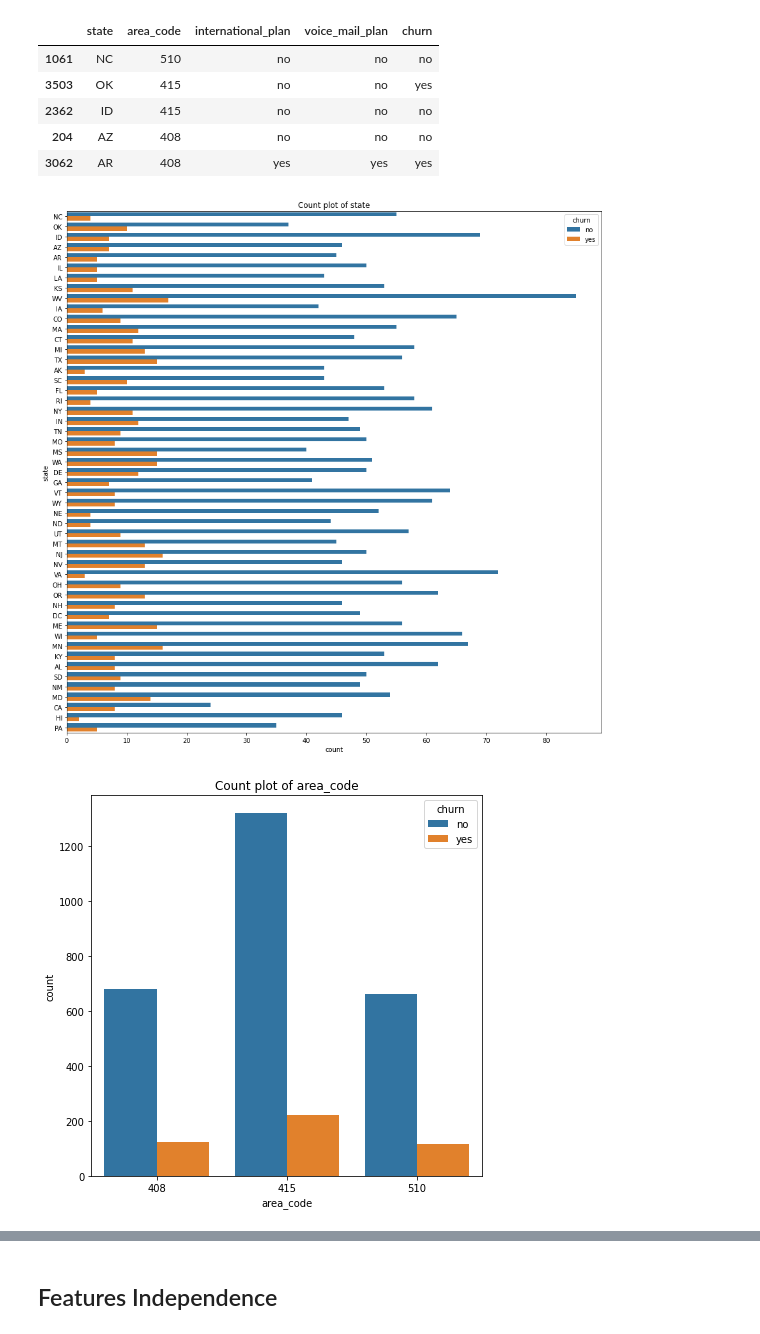
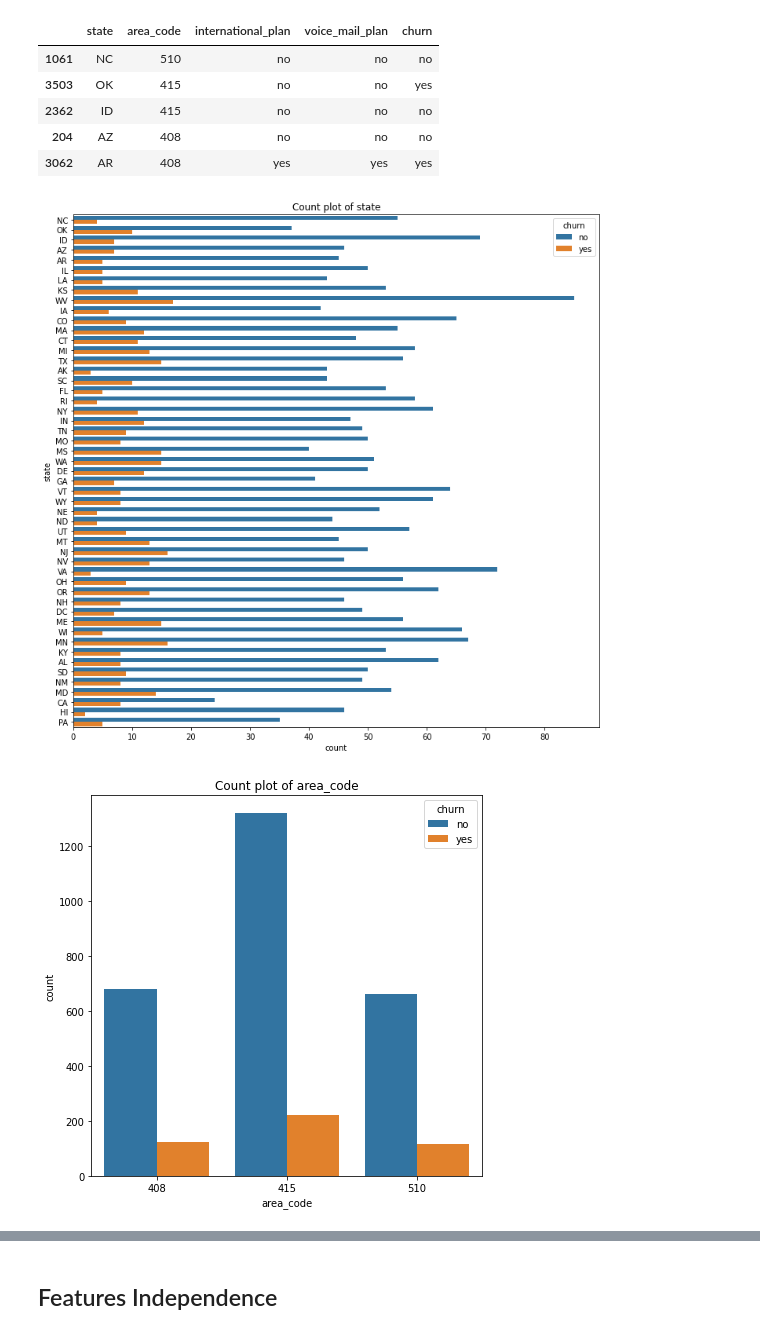
Before and after one commit to KerolosMelad/Customer-Churn-Prediction, a Jupyter notebook: Data Analysis and Preprocessing.ipynb, the cells around one changed output, grey strips where cells are left out. Saved outputs shown, nothing was run; the diff lists cells and outputs as text; code cells hidden in the pictures.

```diff
--- a/Data Analysis and Preprocessing.ipynb
+++ b/Data Analysis and Preprocessing.ipynb
@@ -298,10 +299,11 @@ def get_outliers_indicies(df , col , verbose = True):
         indicies_to_remove = []
         if col == 'minutes' or col =='charge' or col == 'calls' :
             indicies_to_remove=get_outliers(df , 'total_night_'+col , verbose)
-            day_minutes_outliers=get_outliers(df , 'total_day_'+col , verbose)
-            indicies_to_remove = np.union1d(day_minutes_outliers , indicies_to_remove)
-            eve_minutes_outliers=get_outliers(df , 'total_eve_'+col ,verbose)
-            indicies_to_remove = np.union1d(eve_minutes_outliers , indicies_to_remove)
+            day_outliers=get_outliers(df , 'total_day_'+col , verbose)
+            indicies_to_remove = np.union1d(day_outliers , indicies_to_remove)
+            eve_outliers=get_outliers(df , 'total_eve_'+col ,verbose)
+            indicies_to_remove = np.union1d(eve_outliers , indicies_to_remove)
+
         else:
             indicies_to_remove=get_outliers(df ,col ,verbose)
         if(verbose):
@@ -329,5 +329,6 @@ cols = ['minutes' , 'charge' ]
 # %%
-numerical_data_preprocessesd_OutlierRemoved ,indicies_removed  = remove_outliers(numerical_data_preprocessesd , cols , 'no' )
+cols = ['minutes' , 'charge' ]
+numerical_OutlierRemoved ,indicies_removed  = remove_outliers(numerical_data_preprocessesd , cols , 'no' )
 # %% [output]
 When chrun =  no  the  number of outilers in  total_night_minutes :  25
 When chrun =  no  the  number of outilers in  total_day_minutes :  16
@@ -560,16 +571,16 @@ categorical_data_preprocessesd.head()
 # %%
 for col in cat_columns :
     if col != 'churn':
         if categorical_data_preprocessesd[col].nunique() >5 :
-            plt.figure(figsize=(15,15))
+            plt.figure(figsize=(12,12))
             sns.countplot(data =categorical_data_preprocessesd , y= col ,hue = 'churn' )
 
         else :
             plt.figure(figsize=(7,7))
             sns.countplot(data =categorical_data_preprocessesd , x= col ,hue = 'churn' )
         plt.title('Count plot of ' + col )
 # %% [output]
-[figure, old version]
+[figure, new version]
 [figure]
 [figure]
 [figure]
```
Also changed, not shown: parts of 59 cells of this notebook, 1 other file.
